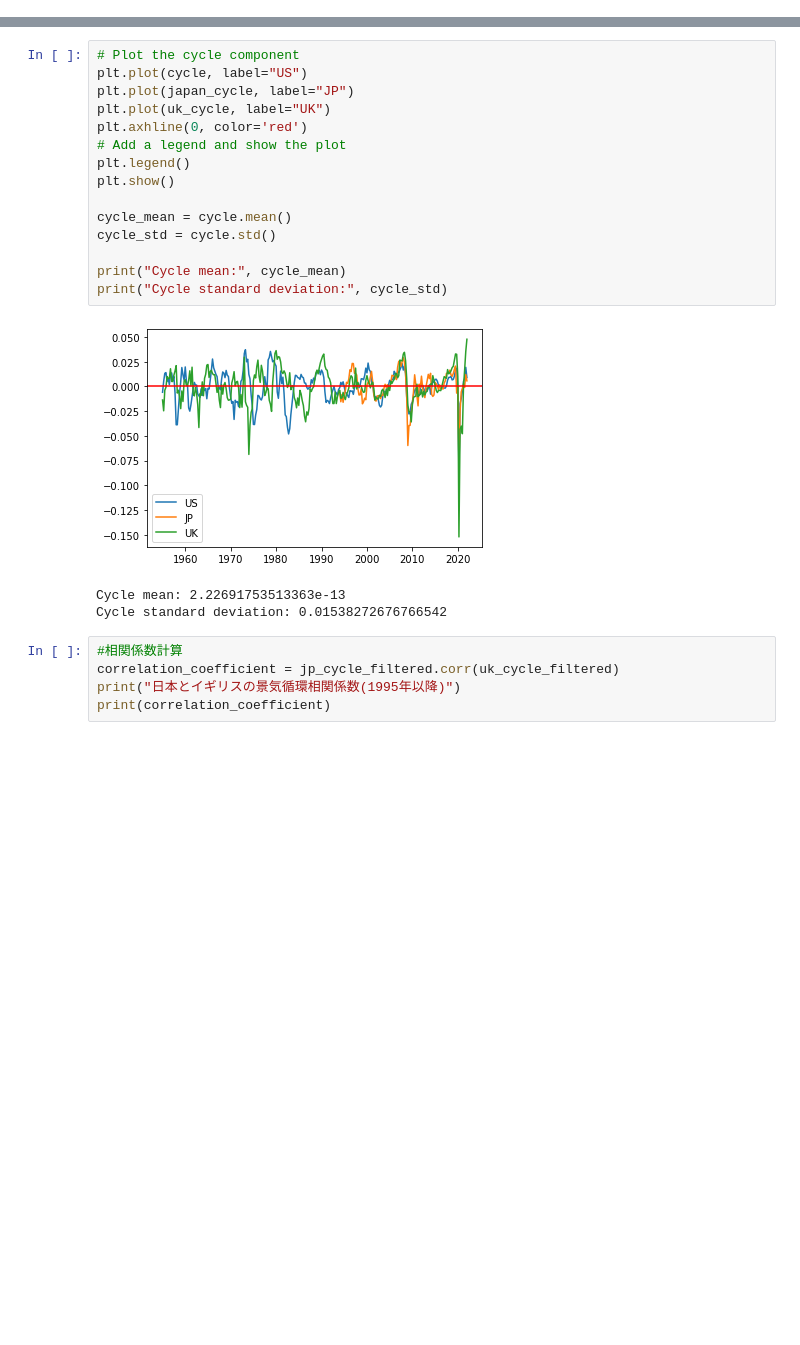
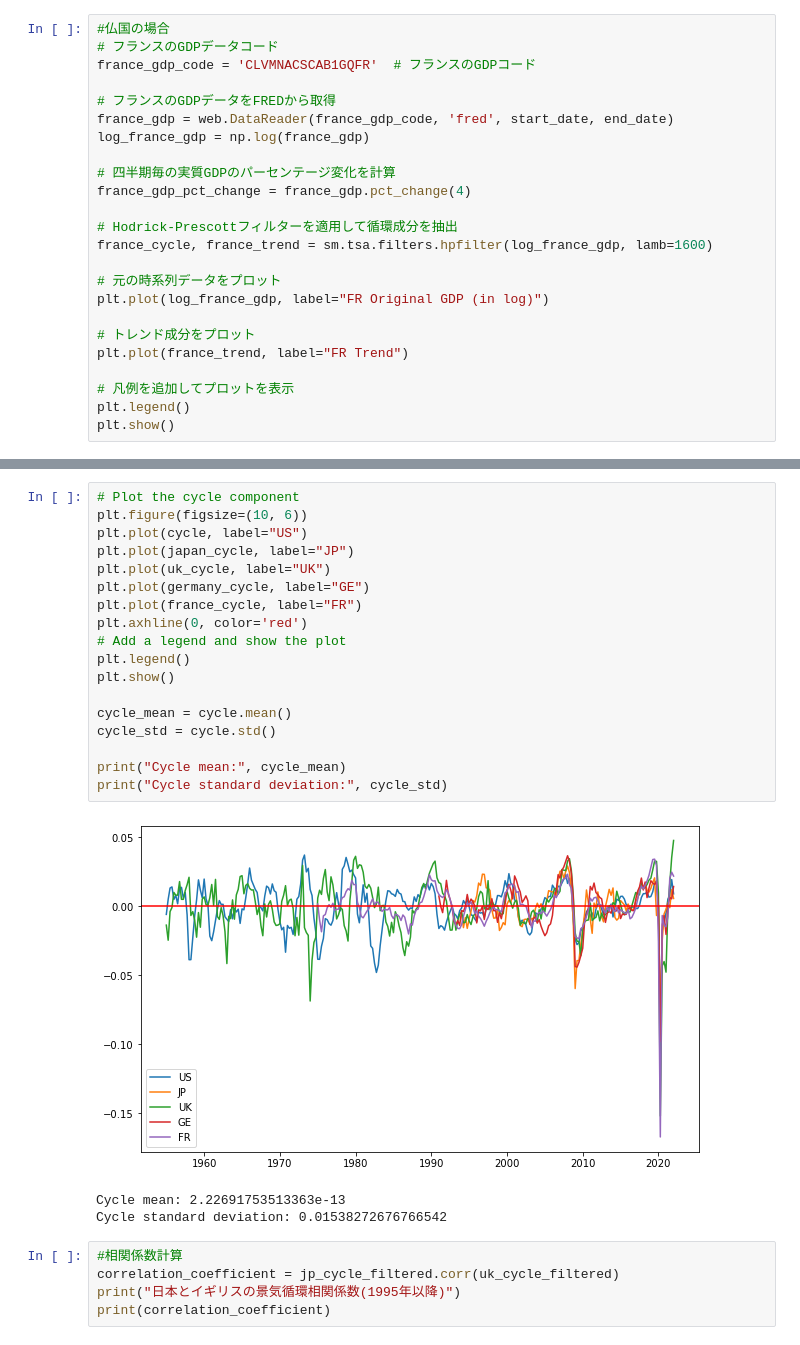
Before and after one commit to YMataki/Qmacro2024, a Jupyter notebook: 1-Business-cycle/提出コード.ipynb, the cells around one changed output, grey strips where cells are left out. Drawn from its saved outputs; the diff is of its cells as text; blank space fills up the shorter version.

```diff
--- a/1-Business-cycle/提出コード.ipynb
+++ b/1-Business-cycle/提出コード.ipynb
@@ -113,0 +119,24 @@ plt.show()
+# %%
+#仏国の場合
+# フランスのGDPデータコード
+france_gdp_code = 'CLVMNACSCAB1GQFR'  # フランスのGDPコード
+
+# フランスのGDPデータをFREDから取得
+france_gdp = web.DataReader(france_gdp_code, 'fred', start_date, end_date)
+log_france_gdp = np.log(france_gdp)
+
+# 四半期毎の実質GDPのパーセンテージ変化を計算
+france_gdp_pct_change = france_gdp.pct_change(4)
+
+# Hodrick-Prescottフィルターを適用して循環成分を抽出
+france_cycle, france_trend = sm.tsa.filters.hpfilter(log_france_gdp, lamb=1600)
+
+# 元の時系列データをプロット
+plt.plot(log_france_gdp, label="FR Original GDP (in log)")
+
+# トレンド成分をプロット
+plt.plot(france_trend, label="FR Trend")
+
+# 凡例を追加してプロットを表示
+plt.legend()
+plt.show()
@@ -114,20 +222,23 @@ plt.show()
 # %%
 # Plot the cycle component
+plt.figure(figsize=(10, 6))
 plt.plot(cycle, label="US")
 plt.plot(japan_cycle, label="JP")
 plt.plot(uk_cycle, label="UK")
+plt.plot(germany_cycle, label="GE")
+plt.plot(france_cycle, label="FR")
 plt.axhline(0, color='red')
 # Add a legend and show the plot
 plt.legend()
 plt.show()
 
 cycle_mean = cycle.mean()
 cycle_std = cycle.std()
 
 print("Cycle mean:", cycle_mean)
 print("Cycle standard deviation:", cycle_std)
 # %% [output]
-[figure, old version]
+[figure, new version]
 Cycle mean: 2.22691753513363e-13
 Cycle standard deviation: 0.01538272676766542
 # %%
```
Also changed, not shown: parts of 15 cells of this notebook.
